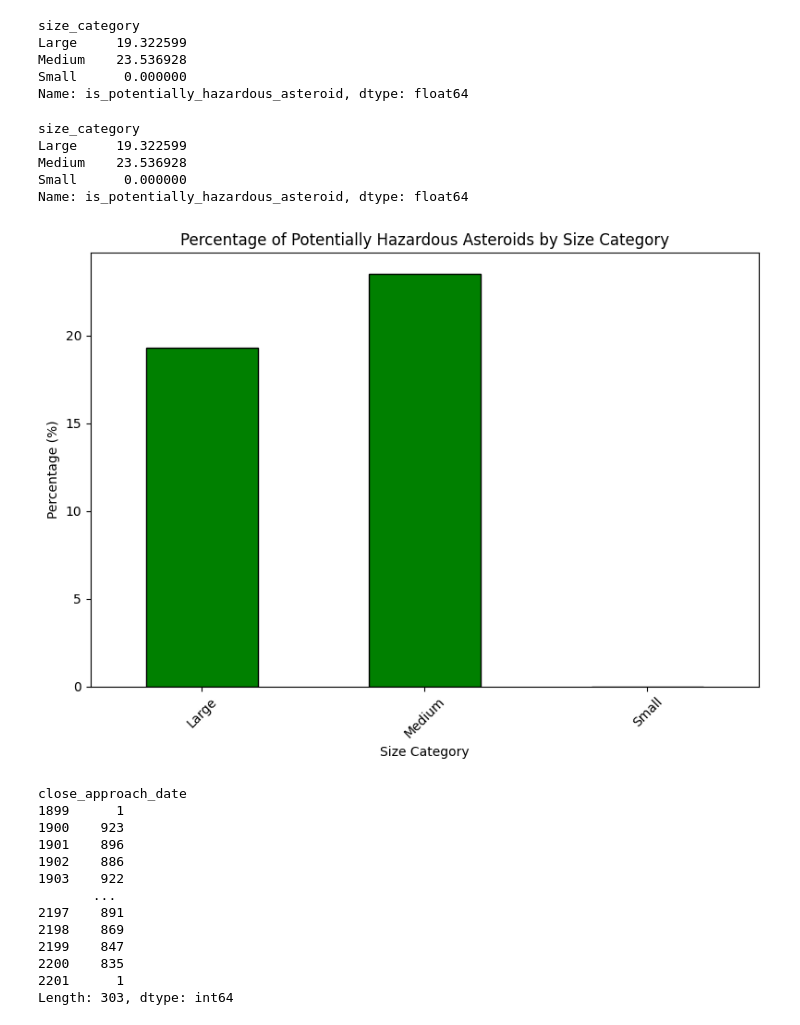
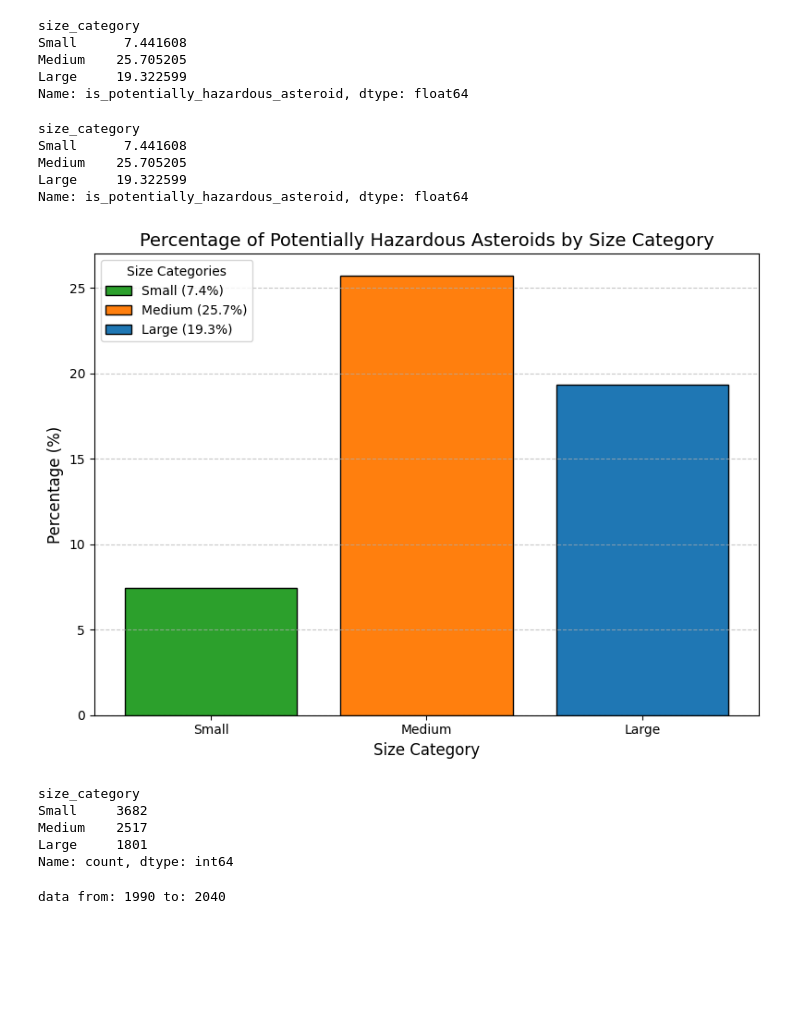
Before and after one commit to fedeceru/Scientific-Data-Visualization, a Jupyter notebook: src/visualization1.ipynb, the cells around one changed output. Cells and saved outputs as stored; diff of their text form; code cells hidden in the pictures; blank space fills up the shorter version.

```diff
--- a/src/visualization1.ipynb
+++ b/src/visualization1.ipynb
@@ -15,7 +15,7 @@ df_asteroid = pd.read_csv('./datasets/asteroid.csv')
 # %%
 # 1. **Classificazione degli asteroidi in base al diametro**
 def assign_size_category(diameter):
-    if diameter < 0.14:
+    if diameter < 0.35:
         return 'Small'
     elif 0.14 <= diameter < 1:
         return 'Medium'
@@ -26,12 +26,13 @@ df_asteroid['size_category'] = df_asteroid['estimated_diameter_km_max'].apply(as
 # %%
 # 2. **Calcolo della percentuale di asteroidi pericolosi per categoria di dimensione**
 per_category = df_asteroid.groupby('size_category')['is_potentially_hazardous_asteroid'].mean() * 100
-per_category.head()
+per_category = per_category[['Small', 'Medium', 'Large']]
+print(per_category)
 # %% [output]
 size_category
+Small      7.441608
+Medium    25.705205
 Large     19.322599
-Medium    23.536928
-Small      0.000000
 Name: is_potentially_hazardous_asteroid, dtype: float64
 # %%
 # Calcolo il numero di asteroidi per ogni categoria
@@ -39,41 +40,48 @@ per_category_size = df_asteroid.groupby('size_category').size()
 per_category.head()
 # %% [output]
 size_category
+Small      7.441608
+Medium    25.705205
 Large     19.322599
-Medium    23.536928
-Small      0.000000
 Name: is_potentially_hazardous_asteroid, dtype: float64
 # %%
-# 3. **Visualizzazione della percentuale di asteroidi pericolosi per categoria di dimensione**
+categories = ['Small', 'Medium', 'Large']
+per_category = per_category.reindex(categories, fill_value=0)
+
 plt.figure(figsize=(8, 6))
-per_category.plot(kind='bar', color='green', edgecolor='black')
-plt.title('Percentage of Potentially Hazardous Asteroids by Size Category')
-plt.xlabel('Size Category')
-plt.ylabel('Percentage (%)')
-plt.xticks(rotation=45)
+colors = ['#2ca02c', '#ff7f0e', '#1f77b4']
+bars = plt.bar(per_category.index, per_category.values, color=colors, edgecolor='black')
+
+plt.title('Percentage of Potentially Hazardous Asteroids by Size Category', fontsize=14)
+plt.xlabel('Size Category', fontsize=12)
+plt.ylabel('Percentage (%)', fontsize=12)
+plt.xticks(rotation=360, fontsize=10)
+plt.yticks(fontsize=10)
+plt.grid(axis='y', linestyle='--', alpha=0.7)
+
+for bar, category, color in zip(bars, categories, colors):
+    bar.set_label(f'{category} ({per_category[category]:.1f}%)')
+plt.legend(title='Size Categories', fontsize=10, loc='upper left')
+
 plt.tight_layout()
 plt.show()
 # %% [output]
-[figure, old version]
+[figure, new version]
+# %%
+print(df_asteroid['size_category'].value_counts())
+# %% [output]
+size_category
+Small     3682
+Medium    2517
+Large     1801
+Name: count, dtype: int64
 # %%
 # 4. **Elabora gli approcci degli asteroidi nel tempo**
 df_approach['close_approach_date'] = pd.to_datetime(df_approach['close_approach_date'])
 neos_per_year = df_approach.groupby(df_approach['close_approach_date'].dt.year).size()
-neos_per_year
+print("data from:", neos_per_year.index.min(), "to:", neos_per_year.index.max())
 # %% [output]
-close_approach_date
-1899      1
-1900    923
-1901    896
-1902    886
-1903    922
-       ...
-2197    891
-2198    869
-2199    847
-2200    835
-2201      1
-Length: 303, dtype: int64
+data from: 1990 to: 2040
 # %%
 # 5. **Visualizzazione del numero di approcci per anno**
 plt.figure(figsize=(12, 6))
```
Also changed, not shown: parts of 6 cells of this notebook, 1 other file.
